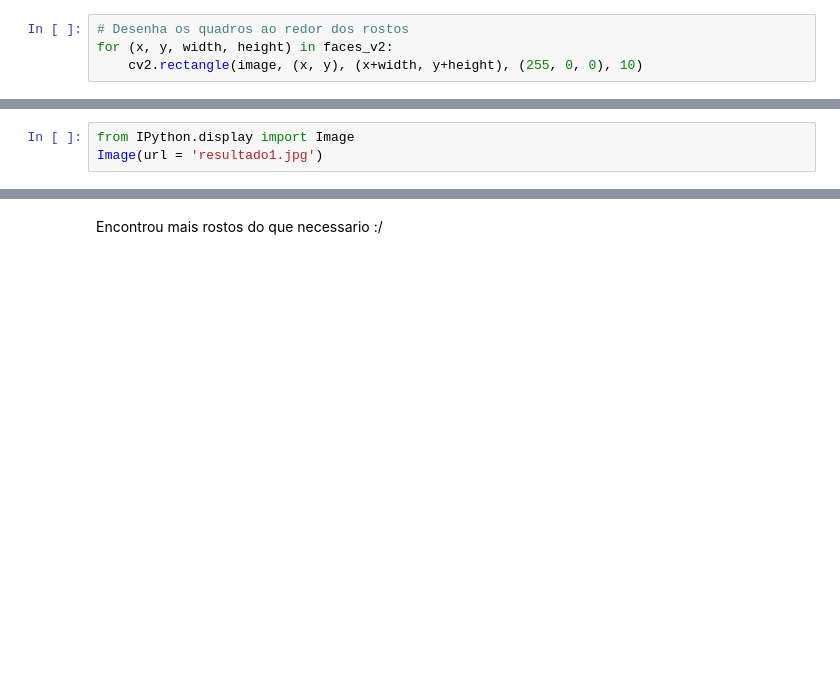
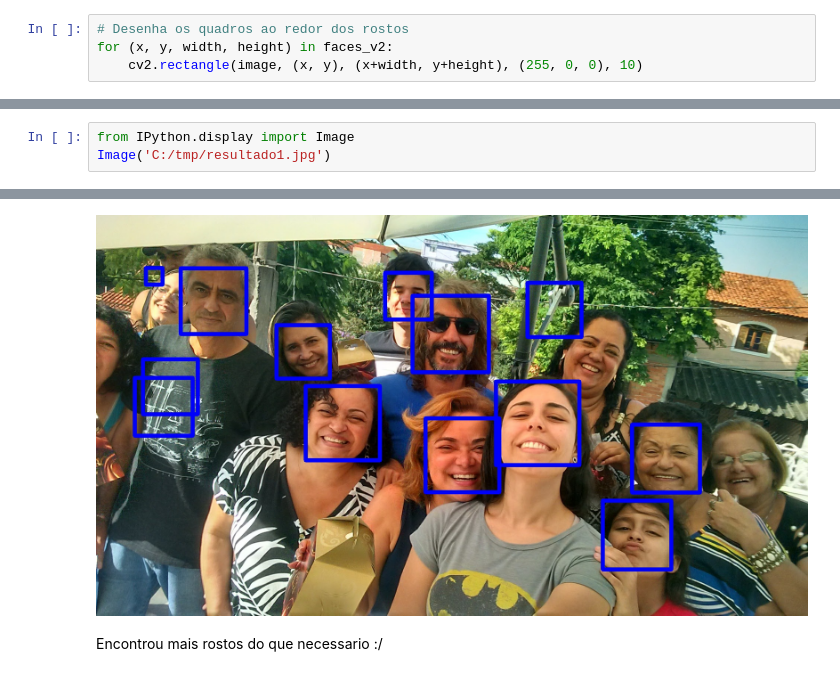
Before and after one commit to jcabralc/facial_recognition_opencv, a Jupyter notebook: Reconhecimento_Facial_OpenCV.ipynb, the cells around one changed output, grey strips where cells are left out. Cells and saved outputs as stored; diff of their text form; blank space fills up the shorter version.

```diff
--- a/Reconhecimento_Facial_OpenCV.ipynb
+++ b/Reconhecimento_Facial_OpenCV.ipynb
@@ -71,5 +71,5 @@ cv2.imwrite('resultado1.jpg', image)
 True
 # %%
 from IPython.display import Image
-Image(url = 'resultado1.jpg')
+Image('C:/tmp/resultado1.jpg')
 # %% [output]
@@ -77,3 +76,4 @@ Image(url = 'resultado1.jpg')
+[figure, added]
 # %% [markdown]
 Encontrou mais rostos do que necessario :/
 # %% [markdown]
```
Also changed, not shown: parts of 4 cells of this notebook.
